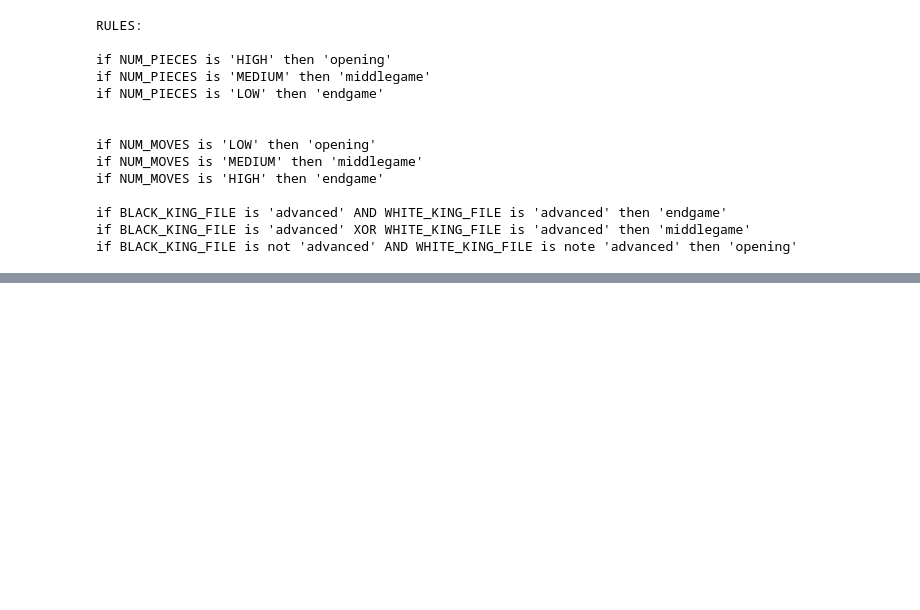
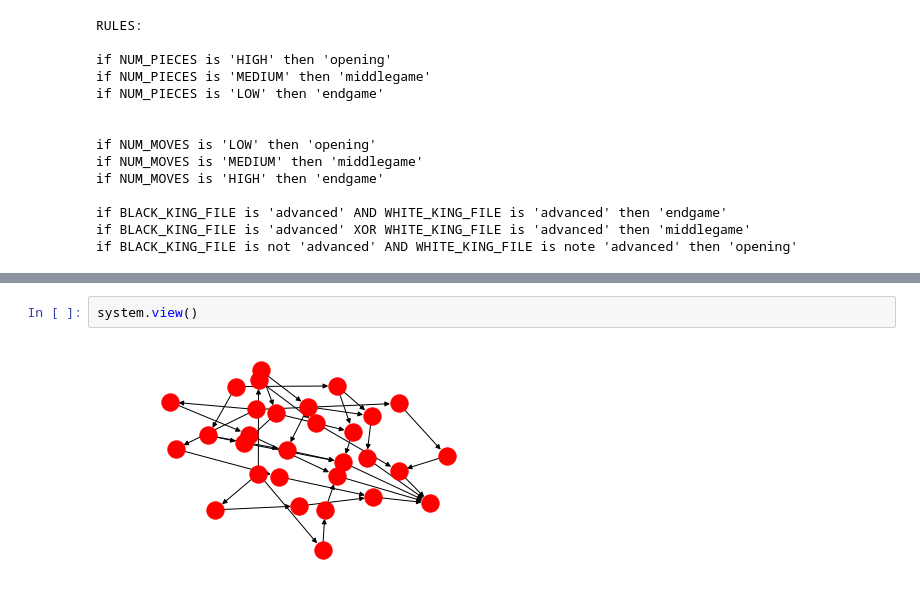
Before and after one commit to DaveFerBear/chess_ai, a Jupyter notebook: notebooks/FuzzyExperiments.ipynb, the cells around one changed output, grey strips where cells are left out. Saved outputs shown, nothing was run; the diff lists cells and outputs as text; blank space fills up the shorter version.

```diff
--- a/notebooks/FuzzyExperiments.ipynb
+++ b/notebooks/FuzzyExperiments.ipynb
@@ -139,0 +146,4 @@ ax.view_init(30, 200)
+# %%
+system.view()
+# %% [output]
+[figure, added]
```
Also changed, not shown: parts of 4 cells of this notebook, 2 other files.
